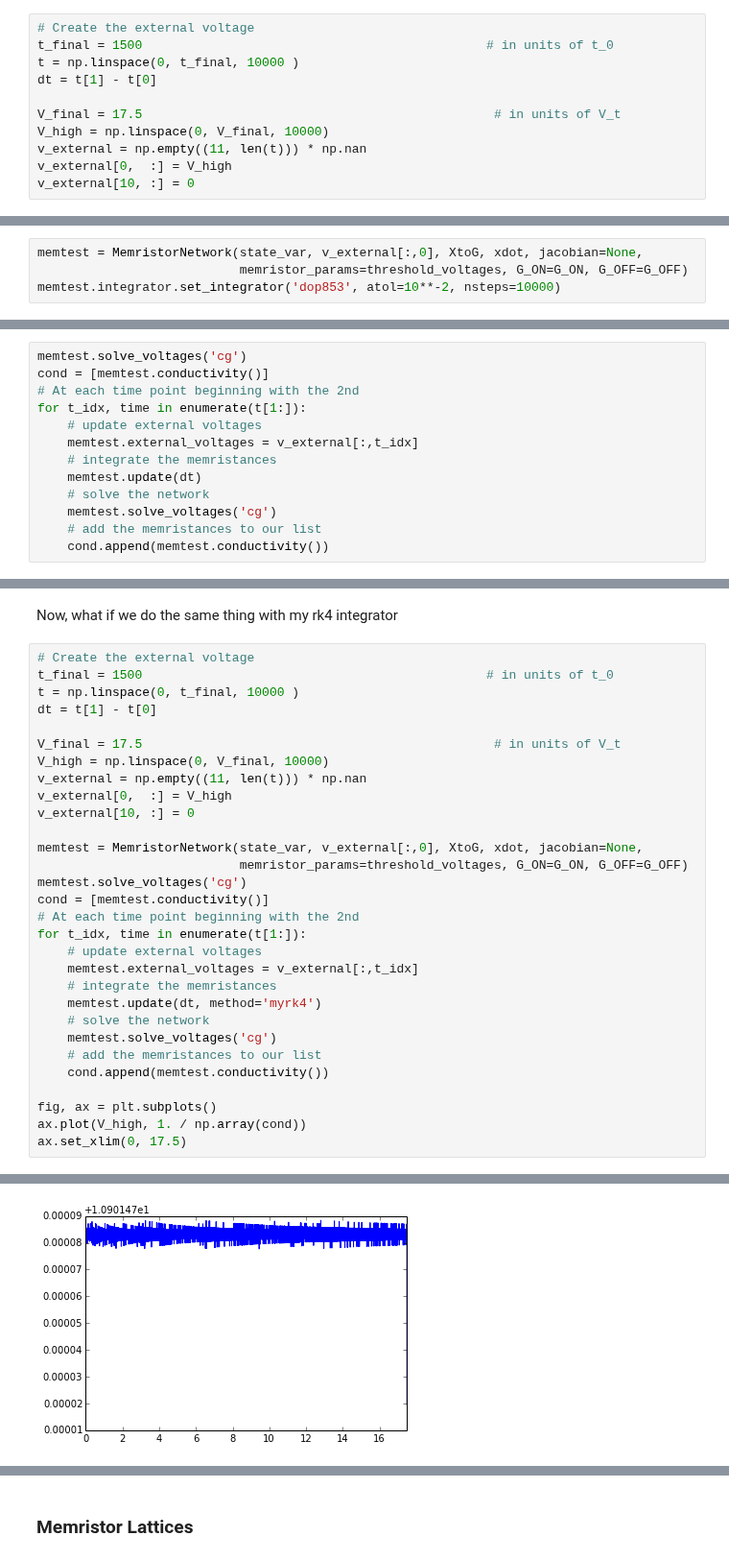
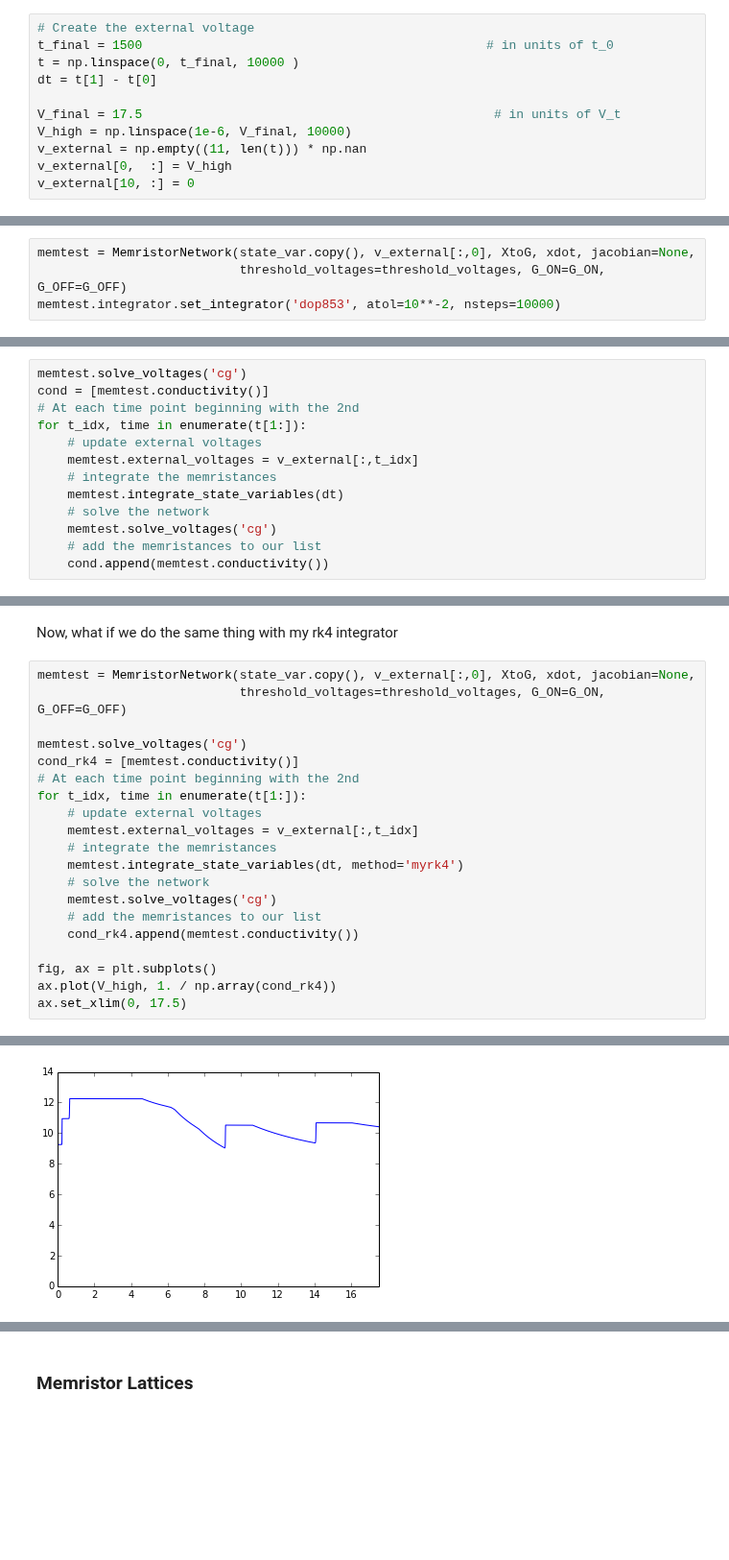
Before and after one commit to forrestsheldon/memNets, a Jupyter notebook: Memristor_Nets_V2.ipynb, the cells around one changed output, grey strips where cells are left out. Shown at 96% size. Drawn from its saved outputs; the diff is of its cells as text; blank space fills up the shorter version.

```diff
--- a/Memristor_Nets_V2.ipynb
+++ b/Memristor_Nets_V2.ipynb
@@ -153,7 +154,7 @@ t = np.linspace(0, t_final, 10000 )
 dt = t[1] - t[0]
 
 V_final = 17.5                                               # in units of V_t
-V_high = np.linspace(0, V_final, 10000)
+V_high = np.linspace(1e-6, V_final, 10000)
 v_external = np.empty((11, len(t))) * np.nan
 v_external[0,  :] = V_high
 v_external[10, :] = 0
@@ -176,8 +177,8 @@ rows, cols = state_var.nonzero()
 state_var[rows, cols] = 1. / R_initial
 threshold_voltages[rows, cols] = V_thresholds
 # %%
-memtest = MemristorNetwork(state_var, v_external[:,0], XtoG, xdot, jacobian=None,
-                           memristor_params=threshold_voltages, G_ON=G_ON, G_OFF=G_OFF)
+memtest = MemristorNetwork(state_var.copy(), v_external[:,0], XtoG, xdot, jacobian=None,
+                           threshold_voltages=threshold_voltages, G_ON=G_ON, G_OFF=G_OFF)
 memtest.integrator.set_integrator('dop853', atol=10**-2, nsteps=10000)
 # %% [output]
 <scipy.integrate._ode.ode at 0x...>
@@ -189,7 +190,7 @@ for t_idx, time in enumerate(t[1:]):
     # update external voltages
     memtest.external_voltages = v_external[:,t_idx]
     # integrate the memristances
-    memtest.update(dt)
+    memtest.integrate_state_variables(dt)
     # solve the network
     memtest.solve_voltages('cg')
     # add the memristances to our list
@@ -204,35 +205,25 @@ ax.set_xlim(0, 17.5)
 # %% [markdown]
 Now, what if we do the same thing with my rk4 integrator
 # %%
-# Create the external voltage
-t_final = 1500                                              # in units of t_0
-t = np.linspace(0, t_final, 10000 )
-dt = t[1] - t[0]
+memtest = MemristorNetwork(state_var.copy(), v_external[:,0], XtoG, xdot, jacobian=None,
+                           threshold_voltages=threshold_voltages, G_ON=G_ON, G_OFF=G_OFF)
 
-V_final = 17.5                                               # in units of V_t
-V_high = np.linspace(0, V_final, 10000)
-v_external = np.empty((11, len(t))) * np.nan
-v_external[0,  :] = V_high
-v_external[10, :] = 0
-
-memtest = MemristorNetwork(state_var, v_external[:,0], XtoG, xdot, jacobian=None,
-                           memristor_params=threshold_voltages, G_ON=G_ON, G_OFF=G_OFF)
 memtest.solve_voltages('cg')
-cond = [memtest.conductivity()]
+cond_rk4 = [memtest.conductivity()]
 # At each time point beginning with the 2nd
 for t_idx, time in enumerate(t[1:]):
     # update external voltages
     memtest.external_voltages = v_external[:,t_idx]
     # integrate the memristances
-    memtest.update(dt, method='myrk4')
+    memtest.integrate_state_variables(dt, method='myrk4')
     # solve the network
     memtest.solve_voltages('cg')
     # add the memristances to our list
-    cond.append(memtest.conductivity())
+    cond_rk4.append(memtest.conductivity())
 
 fig, ax = plt.subplots()
-ax.plot(V_high, 1. / np.array(cond))
+ax.plot(V_high, 1. / np.array(cond_rk4))
 ax.set_xlim(0, 17.5)
 # %% [output]
 (0, 17.5)
-[figure, old version]
+[figure, new version]
```
Also changed, not shown: parts of 18 cells of this notebook, 3 other files.
